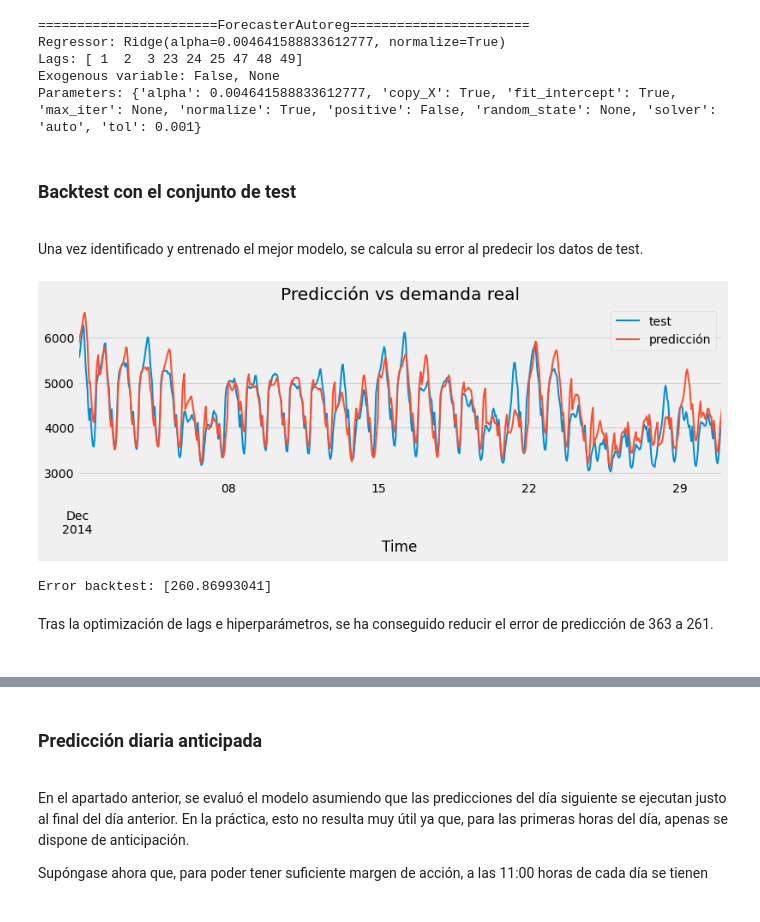
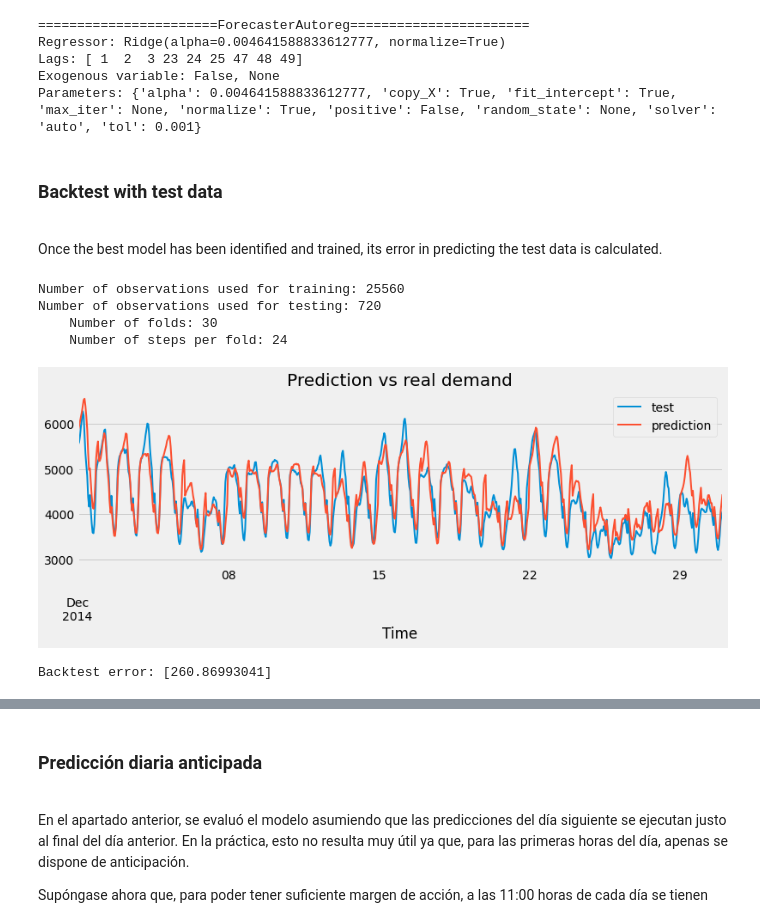
Before and after one commit to JavierEscobarOrtiz/Workingon, a Jupyter notebook: 00 - Cienciadedatos/Skforecast/forecasting_skforecast_0.3.x/py29-forecasting-electric-power-demand-python.ipynb, the cells around one changed output, grey strips where cells are left out. Cells and saved outputs as stored; diff of their text form; code cells hidden in the pictures.

```diff
--- a/00 - Cienciadedatos/Skforecast/forecasting_skforecast_0.3.x/py29-forecasting-electric-power-demand-python.ipynb
+++ b/00 - Cienciadedatos/Skforecast/forecasting_skforecast_0.3.x/py29-forecasting-electric-power-demand-python.ipynb
@@ -520,39 +520,40 @@ Regressor: Ridge(alpha=0.004641588833612777, normalize=True)
 Lags: [ 1  2  3 23 24 25 47 48 49]
 Exogenous variable: False, None
 Parameters: {'alpha': 0.004641588833612777, 'copy_X': True, 'fit_intercept': True, 'max_iter': None, 'normalize': True, 'positive': False, 'random_state': None, 'solver': 'auto', 'tol': 0.001}
-# %% [markdown]
-### Backtest con el conjunto de test
-<br>
-
-Una vez identificado y entrenado el mejor modelo, se calcula su error al predecir los datos de test.
+# %% [markdown]
+### Backtest with test data
+<br>
+
+Once the best model has been identified and trained, its error in predicting the test data is calculated.
 # %%
-# Backtest modelo final
+# Backtest final model
 # ==============================================================================
-metrica, predicciones = backtesting_forecaster(
+metric, predictions = backtesting_forecaster(
                             forecaster = forecaster,
-                            y          = datos.Demand,
-                            initial_train_size = len(datos[:fin_validacion]),
+                            y          = data.Demand,
+                            initial_train_size = len(data[:end_validation]),
                             steps      = 24,
                             metric     = 'mean_absolute_error',
-                            verbose    = False
+                            verbose    = True
                         )
 
-# Se añade el índice a las predicciones
-predicciones = pd.Series(data=predicciones, index=datos[fin_validacion:].index)
+# Datetime index added
+predictions = pd.Series(data=predictions, index=data[end_validation:].index)
 
 fig, ax = plt.subplots(figsize=(12, 3.5))
-datos.loc[predicciones.index, 'Demand'].plot(linewidth=2, label='test', ax=ax)
-predicciones.plot(linewidth=2, label='predicción', ax=ax)
-ax.set_title('Predicción vs demanda real')
+data.loc[predictions.index, 'Demand'].plot(linewidth=2, label='test', ax=ax)
+predictions.plot(linewidth=2, label='prediction', ax=ax)
+ax.set_title('Prediction vs real demand')
 ax.legend();
 # %% [output]
+Number of observations used for training: 25560
+Number of observations used for testing: 720
+    Number of folds: 30
+    Number of steps per fold: 24
-[figure, old version]
+[figure, new version]
 # %%
 # Error backtest
 # ==============================================================================
-print(f'Error backtest: {metrica}')
+print(f'Backtest error: {metric}')
 # %% [output]
-Error backtest: [260.86993041]
+Backtest error: [260.86993041]
-# %% [markdown]
-Tras la optimización de lags e hiperparámetros, se ha conseguido reducir el error de predicción de 363 a 261.
-<br><br>
```
Also changed, not shown: parts of 13 cells of this notebook.
